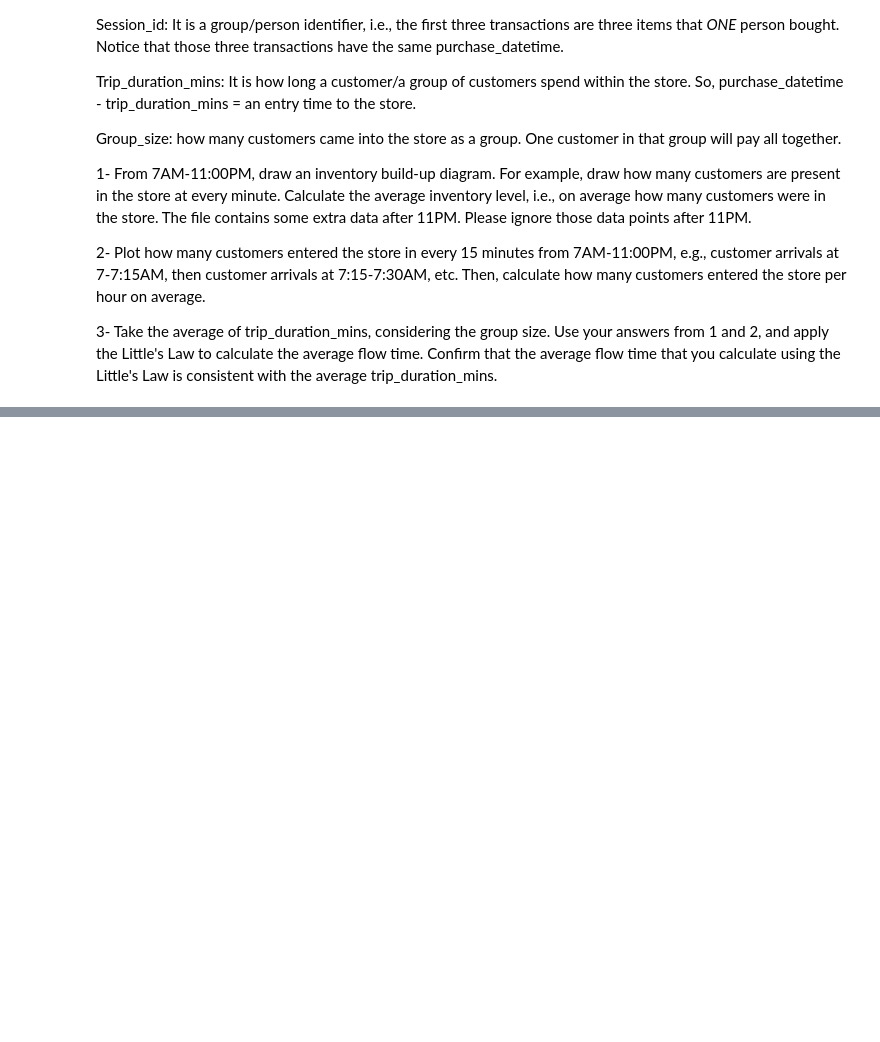
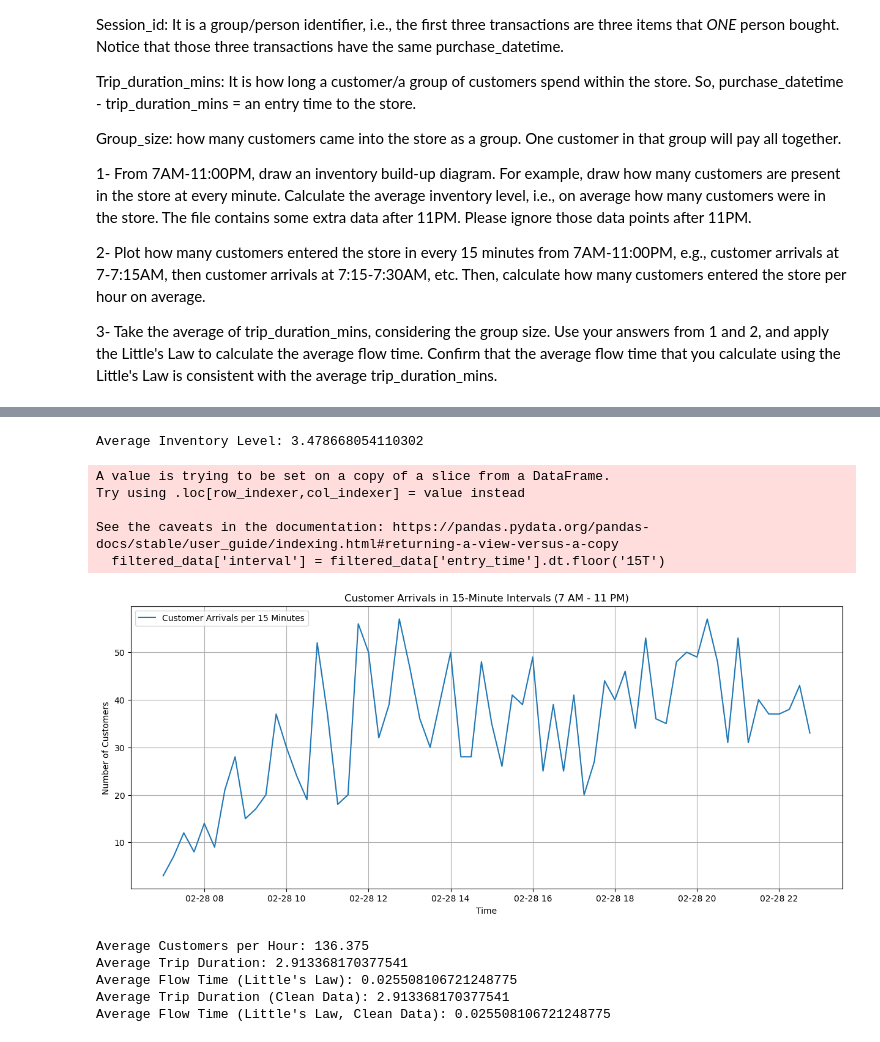
Before and after one commit to rsm-cds006/456supplychainanalytics, a Jupyter notebook: homework 2/homework2c.ipynb, the cells around one changed output, grey strips where cells are left out. Cells and saved outputs as stored; diff of their text form; code cells hidden in the pictures; blank space fills up the shorter version.

```diff
--- a/homework 2/homework2c.ipynb
+++ b/homework 2/homework2c.ipynb
@@ -28,0 +82,68 @@ Group_size: how many customers came into the store as a group. One customer in t
+# %%
+# Calculate average inventory level
+average_inventory_level = sum(inventory_level) / len(inventory_level)
+print("Average Inventory Level:", average_inventory_level)
+
+# Set 15-minute intervals
+filtered_data['interval'] = filtered_data['entry_time'].dt.floor('15T')
+
+# Count unique sessions in each 15-minute interval
+customer_arrivals = filtered_data.groupby('interval')['session_id'].nunique().reset_index()
+customer_arrivals.columns = ['interval', 'num_customers']
+
+# Plot customer arrivals in 15-minute intervals
+plt.figure(figsize=(15, 6))
+plt.plot(customer_arrivals['interval'], customer_arrivals['num_customers'], label='Customer Arrivals per 15 Minutes')
+plt.xlabel('Time')
+plt.ylabel('Number of Customers')
+plt.title('Customer Arrivals in 15-Minute Intervals (7 AM - 11 PM)')
+plt.legend()
+plt.grid(True)
+plt.show()
+# %% [output]
+Average Inventory Level: 3.478668054110302
+A value is trying to be set on a copy of a slice from a DataFrame.
+Try using .loc[row_indexer,col_indexer] = value instead
+
+See the caveats in the documentation: https://pandas.pydata.org/pandas-docs/stable/user_guide/indexing.html#returning-a-view-versus-a-copy
+  filtered_data['interval'] = filtered_data['entry_time'].dt.floor('15T')
+[figure, added]
+# %%
+# Calculate average number of customers entering the store per hour
+total_customers = customer_arrivals['num_customers'].sum()
+total_hours = (end_time - start_time).total_seconds() / 3600
+average_customers_per_hour = total_customers / total_hours
+print("Average Customers per Hour:", average_customers_per_hour)
+
+# Calculate average trip duration considering the group size
+average_trip_duration = (filtered_data['trip_duration_mins'] * filtered_data['group_size']).sum() / filtered_data['group_size'].sum()
+print("Average Trip Duration:", average_trip_duration)
+
+# Using Little's Law to calculate average flow time
+L = average_inventory_level
+λ = average_customers_per_hour
+W = L / λ
+print("Average Flow Time (Little's Law):", W)
+
+# Verify calculations and data consistency
+# Check for missing or inconsistent values in key columns
+filtered_data[['purchase_datetime', 'trip_duration_mins', 'group_size']].describe(include='all')
+
+# Recalculate with clean data if necessary
+filtered_data_clean = filtered_data.dropna(subset=['trip_duration_mins', 'group_size'])
+
+# Recalculate average trip duration considering the group size with clean data
+average_trip_duration_clean = (filtered_data_clean['trip_duration_mins'] * filtered_data_clean['group_size']).sum() / filtered_data_clean['group_size'].sum()
+print("Average Trip Duration (Clean Data):", average_trip_duration_clean)
+
+# Recalculate using Little's Law with clean data
+L_clean = average_inventory_level  # average inventory level remains the same
+λ_clean = average_customers_per_hour  # average arrival rate remains the same
+W_clean = L_clean / λ_clean  # recalculate average flow time
+print("Average Flow Time (Little's Law, Clean Data):", W_clean)
+# %% [output]
+Average Customers per Hour: 136.375
+Average Trip Duration: 2.913368170377541
+Average Flow Time (Little's Law): 0.025508106721248775
+Average Trip Duration (Clean Data): 2.913368170377541
+Average Flow Time (Little's Law, Clean Data): 0.025508106721248775
```
Also changed, not shown: parts of 3 cells of this notebook.
